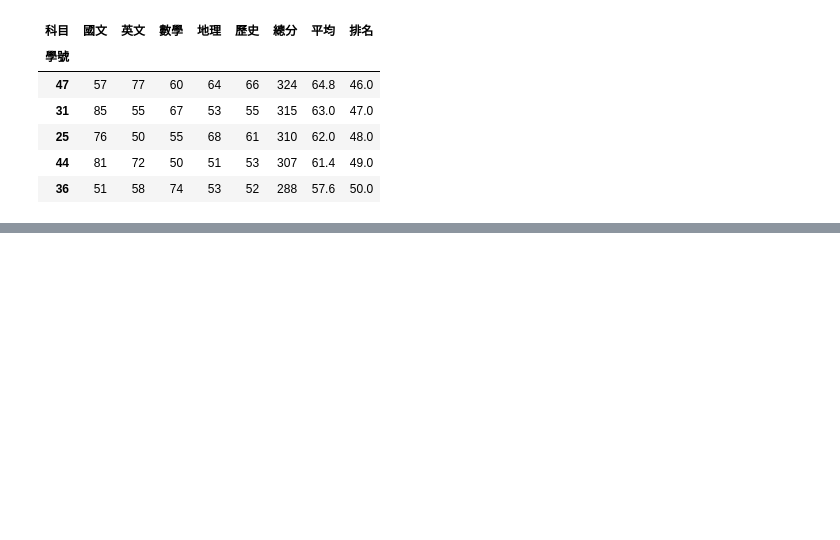
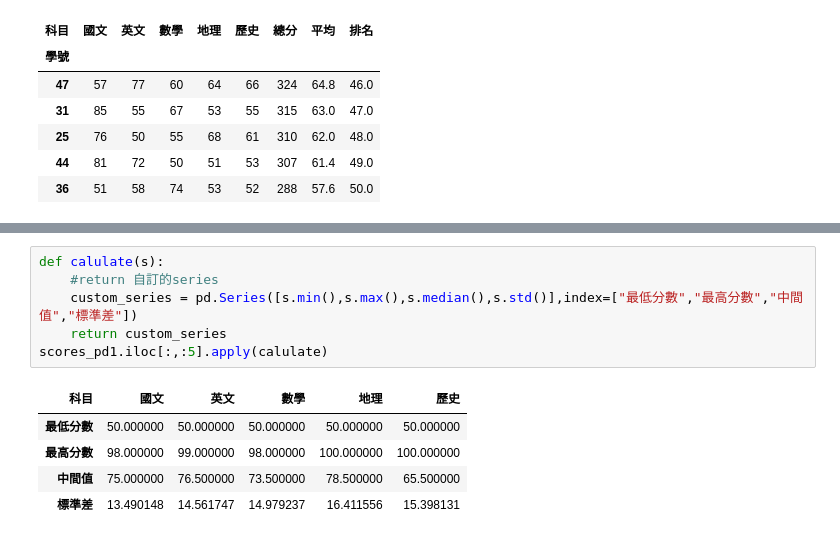
Before and after one commit to Marschang2025/python__analysis, a Jupyter notebook: lesson19/lesson19_1.ipynb, the cells around one changed output, grey strips where cells are left out. Cells and saved outputs as stored; diff of their text form; blank space fills up the shorter version.

Commit message:
自訂義function calulate

```diff
--- a/lesson19/lesson19_1.ipynb
+++ b/lesson19/lesson19_1.ipynb
@@ -154,0 +177,12 @@ scores_pd1.iloc[-5:] #最後5名
+# %%
+def calulate(s):
+    #return 自訂的series
+    custom_series = pd.Series([s.min(),s.max(),s.median(),s.std()],index=["最低分數","最高分數","中間值","標準差"])
+    return custom_series
+scores_pd1.iloc[:,:5].apply(calulate)
+# %% [output]
+| 科目 | 國文 | 英文 | 數學 | 地理 | 歷史 |
+| 最低分數 | 50.000000 | 50.000000 | 50.000000 | 50.000000 | 50.000000 |
+| 最高分數 | 98.000000 | 99.000000 | 98.000000 | 100.000000 | 100.000000 |
+| 中間值 | 75.000000 | 76.500000 | 73.500000 | 78.500000 | 65.500000 |
+| 標準差 | 13.490148 | 14.561747 | 14.979237 | 16.411556 | 15.398131 |
```
Also changed, not shown: parts of 1 cell of this notebook.
